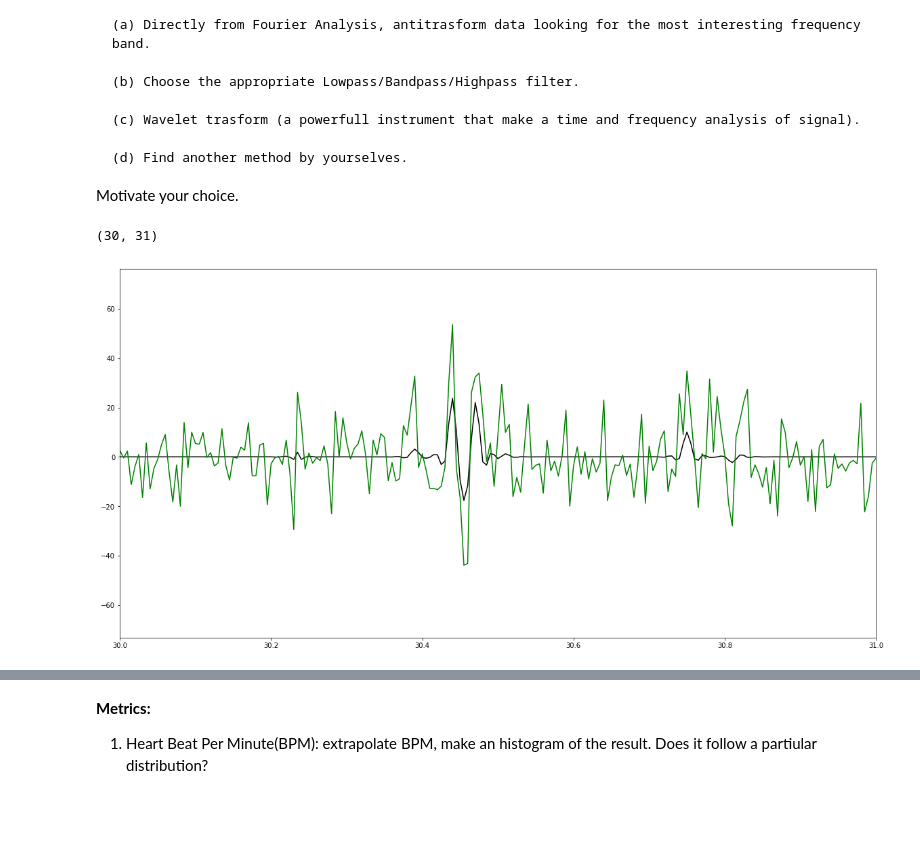
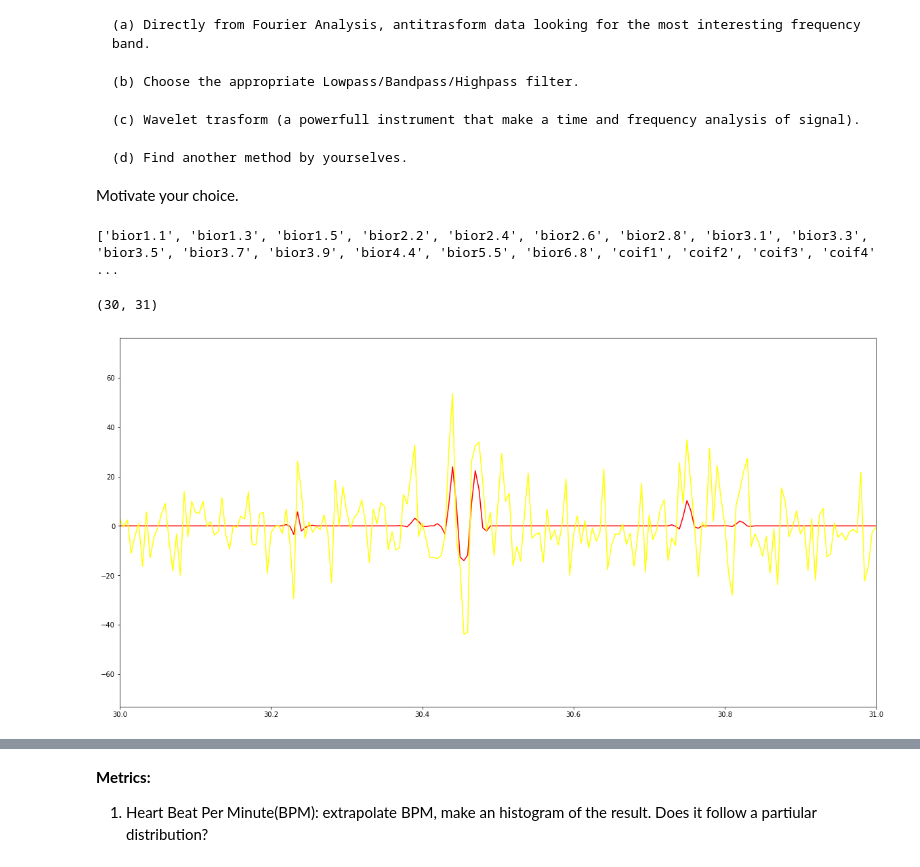
Before and after one commit to CrostaBot/HeartRateEstimation, a Jupyter notebook: SCG.ipynb, the cells around one changed output, grey strips where cells are left out. Cells and saved outputs as stored; diff of their text form; code cells hidden in the pictures; blank space fills up the shorter version.

```diff
--- a/SCG.ipynb
+++ b/SCG.ipynb
@@ -316,28 +308,31 @@ Motivate your choice.
 # 3. Invert the filtered signal to reconstruct the original, now filtered signal, using the inverse DWT.
 
 #TODO: understand coeffs, substitute 1 with noiseSigma, understnd if cambiare oparam
+print(pywt.wavelist(kind='discrete'))
 
 # Normalize
 accZ = (accZ-np.mean(accZ))
 
 #DWT
-cA, cD = pywt.dwt(accZ,'coif5')
+cA, cD = pywt.dwt(accZ,'sym4')
 
 #Compute threshold something like this.  You need an estimate
 # of the noise sigma.
-threshold=5*math.sqrt(2*math.log2(accZ.size))
+threshold=4.92*math.sqrt(2*math.log2(accZ.size))
 
 # Apply the threshold.  Pseudocode here.
 cA_threshold = pywt.threshold(cA, threshold, 'soft')
 cD_threshold = pywt.threshold(cD, threshold, 'soft')
 # IDWT
-renc = pywt.idwt(cA_threshold, cD_threshold, 'coif5');
+renc = pywt.idwt(cA_threshold, cD_threshold, 'sym4');
+# %% [output]
+['bior1.1', 'bior1.3', 'bior1.5', 'bior2.2', 'bior2.4', 'bior2.6', 'bior2.8', 'bior3.1', 'bior3.3', 'bior3.5', 'bior3.7', 'bior3.9', 'bior4.4', 'bior5.5', 'bior6.8', 'coif1', 'coif2', 'coif3', 'coif4' ...
 # %%
 # Plot
 plt.figure(figsize=(20,10))
-plt.plot(time, renc, 'black')
-plt.plot(time, accZ, 'green')
+plt.plot(time, renc, 'red')
+plt.plot(time, accZ, 'yellow')
 plt.xlim([30,31])
 # %% [output]
 (30, 31)
-[figure, old version]
+[figure, new version]
```
Also changed, not shown: parts of 4 cells of this notebook.
